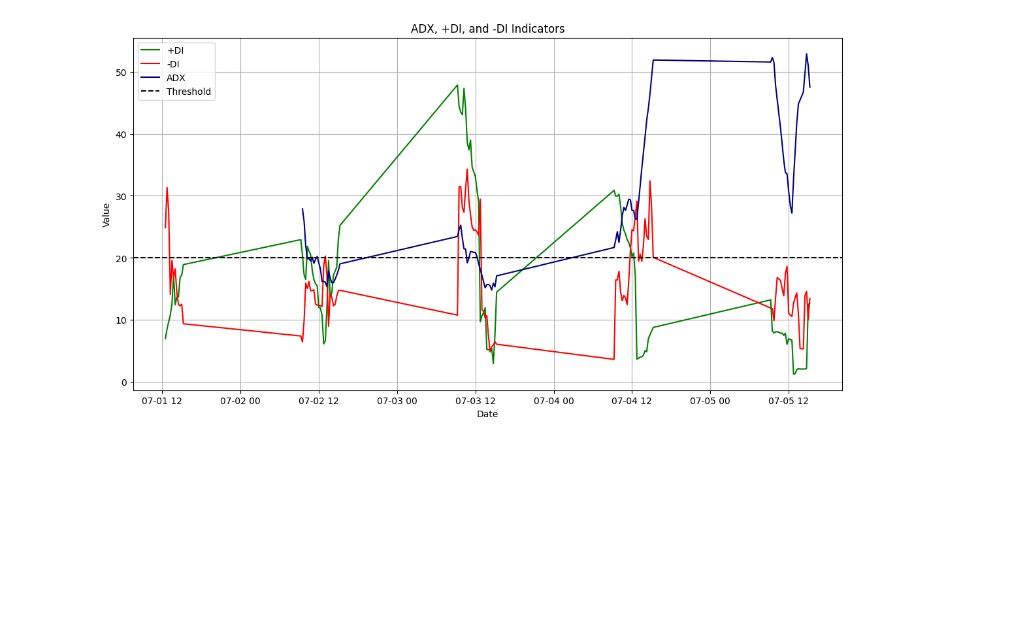
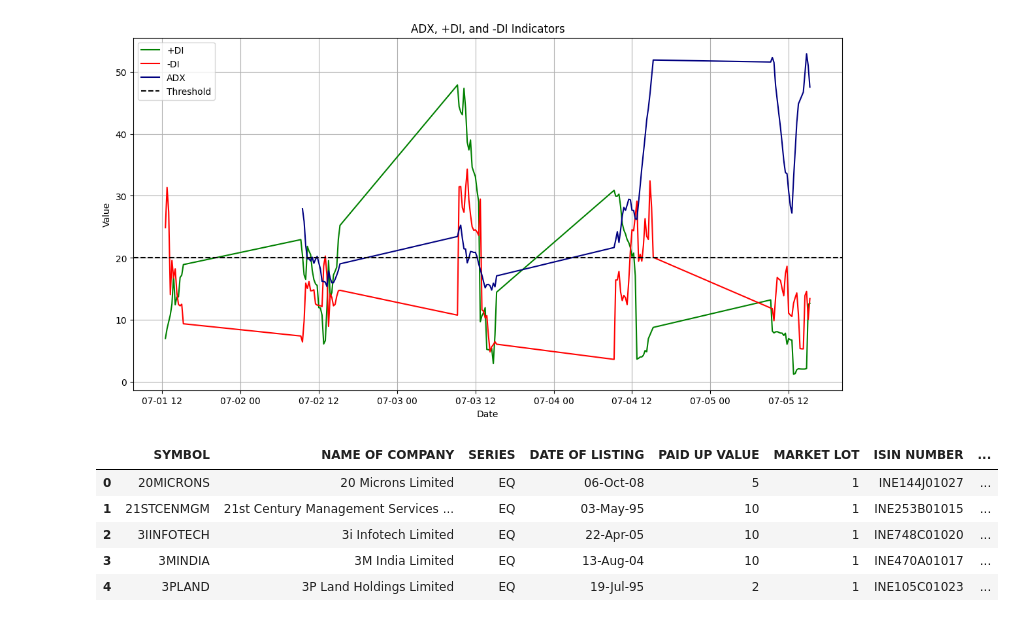
Before and after one commit to shashi29/Trading-Bot-BTC, a Jupyter notebook: check_results.ipynb, the cells around one changed output. Cells and saved outputs as stored; diff of their text form; code cells hidden in the pictures; blank space fills up the shorter version.

```diff
--- a/check_results.ipynb
+++ b/check_results.ipynb
@@ -363,3 +386,15 @@ plt.grid()
 plt.show()
 # %% [output]
 [figure]
+# %%
+import pandas as pd
+
+df = pd.read_csv("EQUITY_L.csv")
+df.head()
+# %% [output]
+|  | SYMBOL | NAME OF COMPANY | SERIES | DATE OF LISTING | PAID UP VALUE | MARKET LOT | ISIN NUMBER | ... |
+| 0 | 20MICRONS | 20 Microns Limited | EQ | 06-Oct-08 | 5 | 1 | INE144J01027 | ... |
+| 1 | 21STCENMGM | 21st Century Management Services ... | EQ | 03-May-95 | 10 | 1 | INE253B01015 | ... |
+| 2 | 3IINFOTECH | 3i Infotech Limited | EQ | 22-Apr-05 | 10 | 1 | INE748C01020 | ... |
+| 3 | 3MINDIA | 3M India Limited | EQ | 13-Aug-04 | 10 | 1 | INE470A01017 | ... |
+| 4 | 3PLAND | 3P Land Holdings Limited | EQ | 19-Jul-95 | 2 | 1 | INE105C01023 | ... |
```
Also changed, not shown: parts of 3 cells of this notebook, 5 other files.
